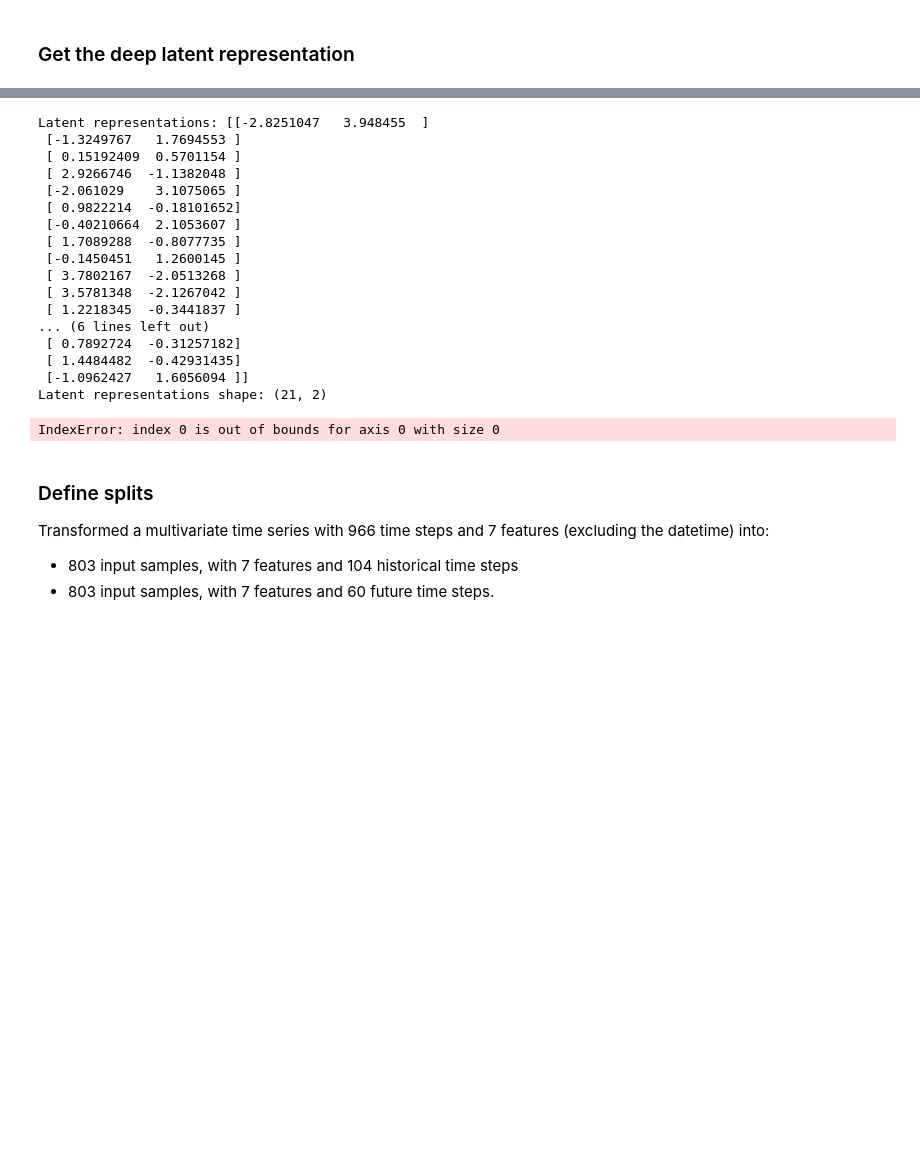
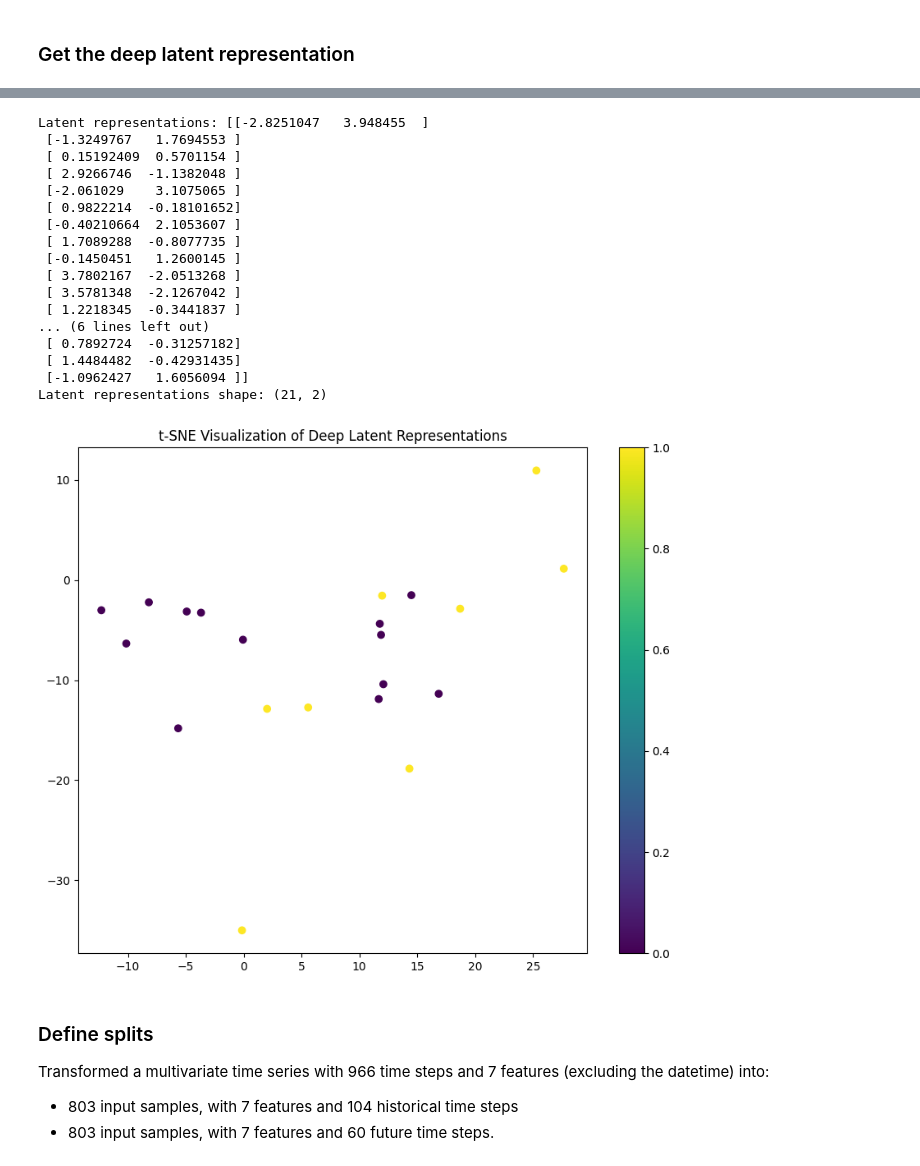
Before and after one commit to jagh/patientomics, a Jupyter notebook: notebooks/tsai_model_development.ipynb, the cells around one changed output, grey strips where cells are left out. Cells and saved outputs as stored; diff of their text form; code cells hidden in the pictures; blank space fills up the shorter version.

```diff
--- a/notebooks/tsai_model_development.ipynb
+++ b/notebooks/tsai_model_development.ipynb
@@ -321,45 +649,56 @@ except ValueError as e:
 # plt.scatter(latent_representations_2d[:, 0], latent_representations_2d[:, 1], c=labels)
 # plt.title("t-SNE Visualization of Deep Latent Representations")
 # plt.show()
 
 
 # Get the labels for each sample
-labels = dls.valid.items[1].numpy()
-
-
-# Create a color map for unique labels
-unique_labels = np.unique(labels)
-num_labels = len(unique_labels)
-color_map = plt.cm.viridis(np.linspace(0, 1, num_labels))
-
-# Assign colors to data points based on their labels
-colors = [color_map[np.where(unique_labels == label)[0][0]] for label in labels]
+labels = valid_preds
 
 # Visualize the latent representations with colors
 plt.figure(figsize=(10, 8))
-plt.scatter(latent_representations_2d[:, 0], latent_representations_2d[:, 1], c=colors)
+plt.scatter(latent_representations_2d[:, 0], latent_representations_2d[:, 1], c=labels, cmap='viridis')
 plt.title("t-SNE Visualization of Deep Latent Representations")
 plt.colorbar()
 plt.show()
+
+
+
+# # Debugging: Print the unique labels and the first few labels
+# unique_labels = np.unique(labels)
+# print("Unique Labels:", unique_labels)
+# print("First Few Labels:", labels[:10])
+
+# num_labels = len(unique_labels)
+# color_map = plt.cm.viridis(np.linspace(0, 1, num_labels))
+
+# # Assign colors to data points based on their labels
+# # colors = [color_map[np.where(unique_labels == label)[0][0]] for label in labels]
+
+# # Visualize the latent representations with colors
+# plt.figure(figsize=(10, 8))
+# plt.scatter(latent_representations_2d[:, 0], latent_representations_2d[:, 1], c=colors)
+# plt.title("t-SNE Visualization of Deep Latent Representations")
+# plt.colorbar()
+# plt.show()
 # %% [output]
 Latent representations: [[-2.8251047   3.948455  ]
  [-1.3249767   1.7694553 ]
  [ 0.15192409  0.5701154 ]
  [ 2.9266746  -1.1382048 ]
  [-2.061029    3.1075065 ]
  [ 0.9822214  -0.18101652]
  [-0.40210664  2.1053607 ]
  [ 1.7089288  -0.8077735 ]
  [-0.1450451   1.2600145 ]
  [ 3.7802167  -2.0513268 ]
  [ 3.5781348  -2.1267042 ]
  [ 1.2218345  -0.3441837 ]
 ... (6 lines left out)
  [ 0.7892724  -0.31257182]
  [ 1.4484482  -0.42931435]
  [-1.0962427   1.6056094 ]]
 Latent representations shape: (21, 2)
-IndexError: index 0 is out of bounds for axis 0 with size 0
+[figure, added]
 # %%
 # from tsai.all import *
 # import numpy as np
```
Also changed, not shown: parts of 9 cells of this notebook.
